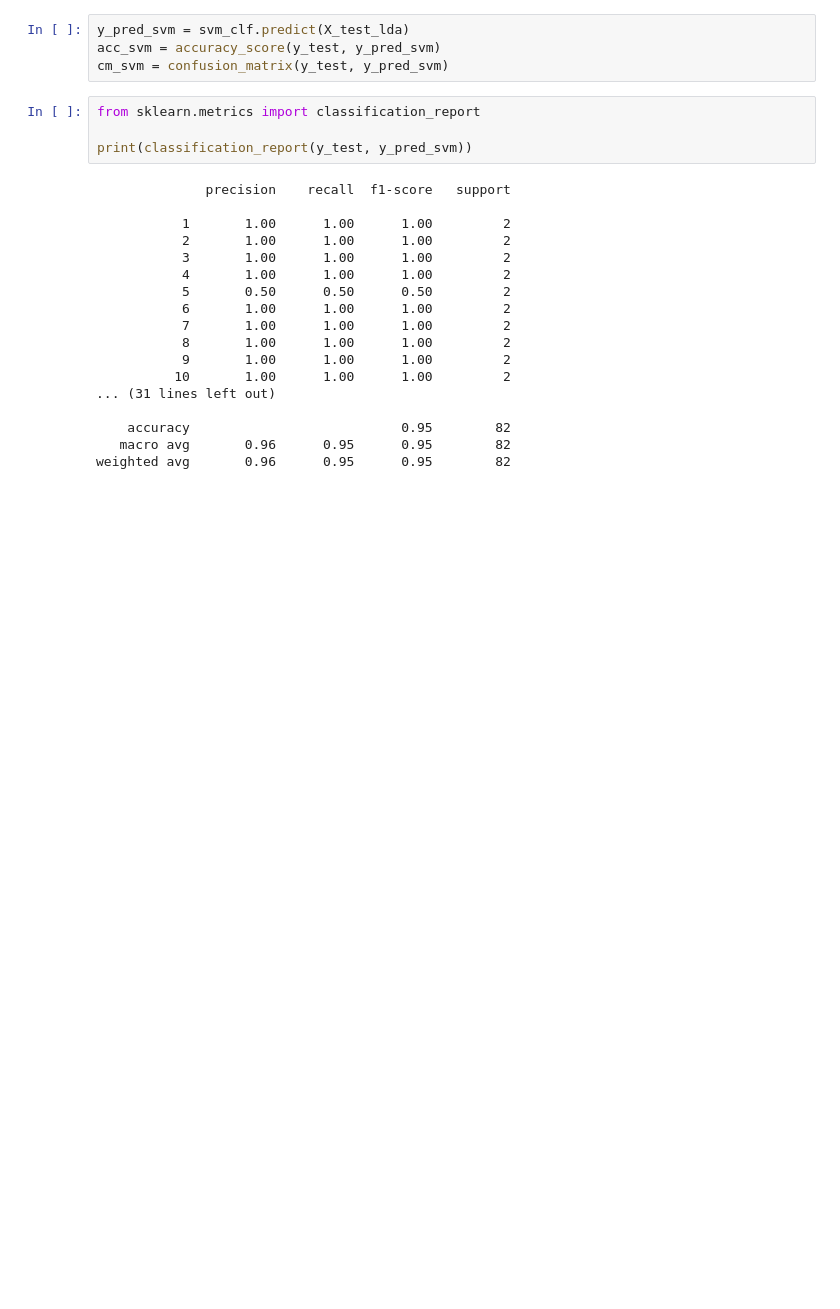
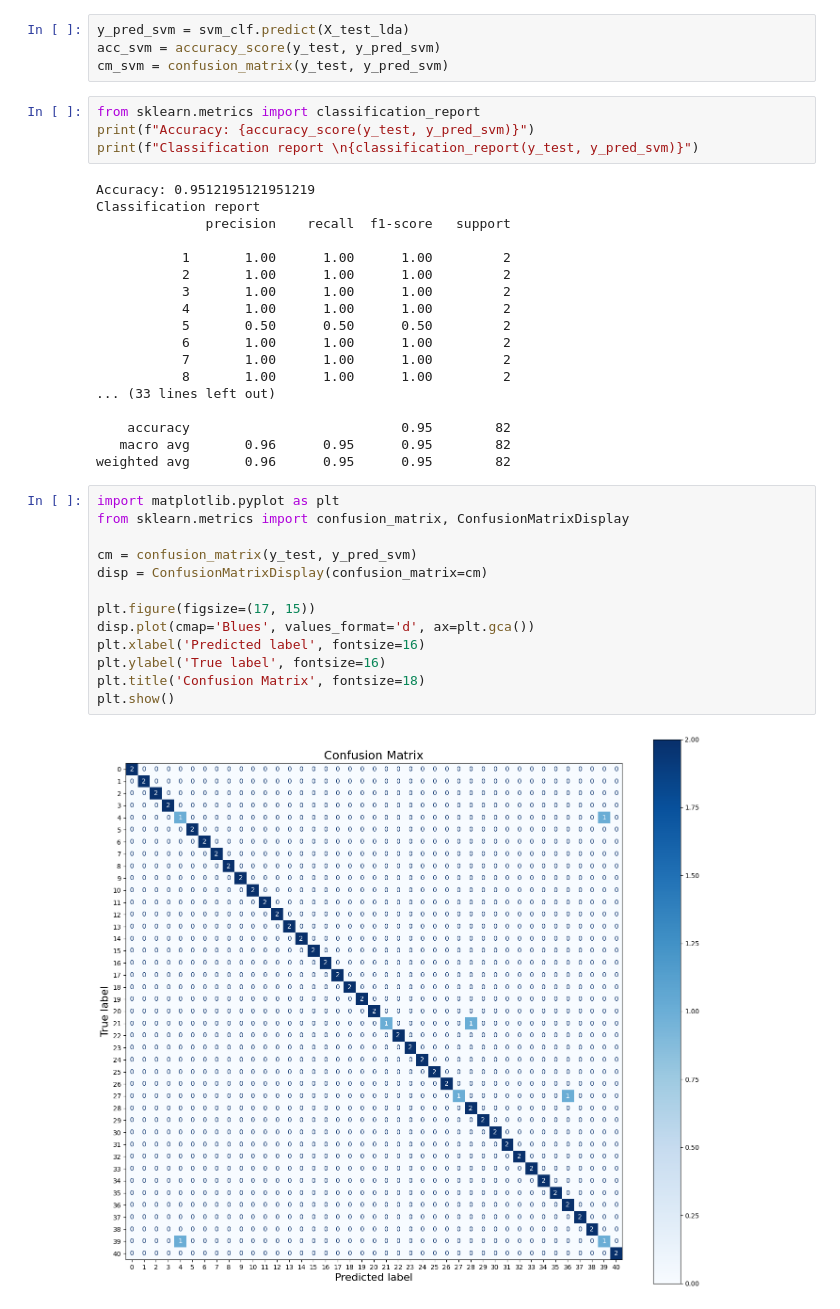
Before and after one commit to gsankarvg/pattern-recog-l2, a Jupyter notebook: q1.ipynb, the cells around one changed output. Drawn from its saved outputs; the diff is of its cells as text; blank space fills up the shorter version.

```diff
--- a/q1.ipynb
+++ b/q1.ipynb
@@ -43,9 +43,11 @@ acc_svm = accuracy_score(y_test, y_pred_svm)
 cm_svm = confusion_matrix(y_test, y_pred_svm)
 # %%
 from sklearn.metrics import classification_report
-
-print(classification_report(y_test, y_pred_svm))
+print(f"Accuracy: {accuracy_score(y_test, y_pred_svm)}")
+print(f"Classification report \n{classification_report(y_test, y_pred_svm)}")
 # %% [output]
+Accuracy: 0.9512195121951219
+Classification report
               precision    recall  f1-score   support
 
            1       1.00      1.00      1.00         2
@@ -56,10 +58,23 @@ print(classification_report(y_test, y_pred_svm))
            6       1.00      1.00      1.00         2
            7       1.00      1.00      1.00         2
            8       1.00      1.00      1.00         2
-           9       1.00      1.00      1.00         2
-          10       1.00      1.00      1.00         2
-... (31 lines left out)
+... (33 lines left out)
 
     accuracy                           0.95        82
    macro avg       0.96      0.95      0.95        82
 weighted avg       0.96      0.95      0.95        82
+# %%
+import matplotlib.pyplot as plt
+from sklearn.metrics import confusion_matrix, ConfusionMatrixDisplay
+
+cm = confusion_matrix(y_test, y_pred_svm)
+disp = ConfusionMatrixDisplay(confusion_matrix=cm)
+
+plt.figure(figsize=(17, 15))
+disp.plot(cmap='Blues', values_format='d', ax=plt.gca())
+plt.xlabel('Predicted label', fontsize=16)
+plt.ylabel('True label', fontsize=16)
+plt.title('Confusion Matrix', fontsize=18)
+plt.show()
+# %% [output]
+[figure, added]
```
Also changed, not shown: 3 other files.
